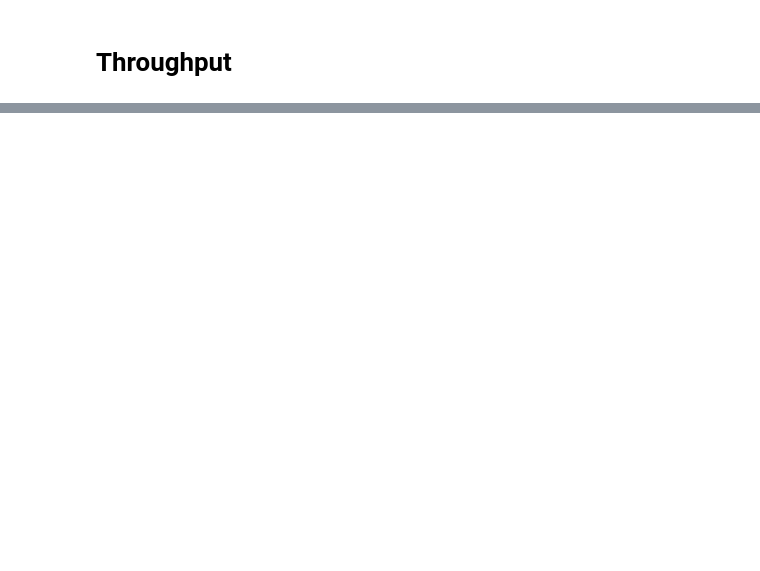
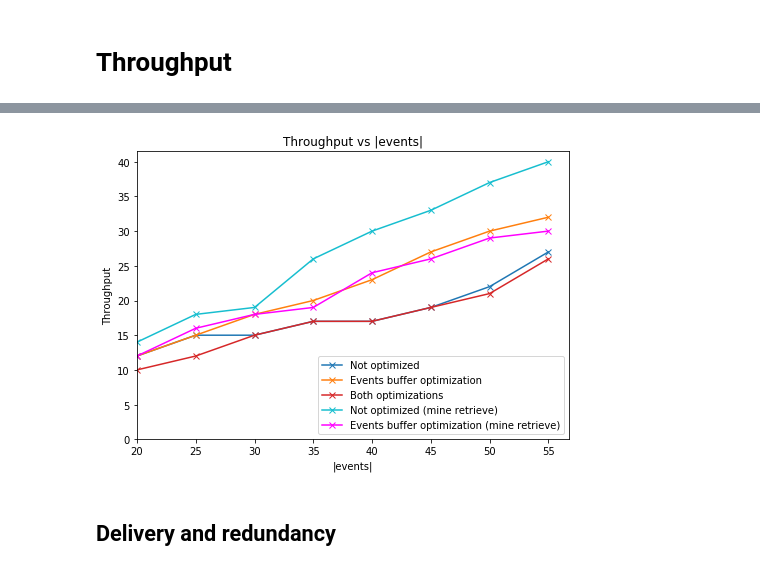
Before and after one commit to esoprana/dsProj1, a Jupyter notebook: analizeRun.ipynb, the cells around one changed output, grey strips where cells are left out. Cells and saved outputs as stored; diff of their text form; code cells hidden in the pictures; blank space fills up the shorter version.

```diff
--- a/analizeRun.ipynb
+++ b/analizeRun.ipynb
@@ -258,0 +371,56 @@ obtainedVsAlive.query('nObtained == 1')
+# %%
+# 60 node_count
+# 0.59 initial_view_perc
+
+# 120 event_ids_size
+
+# 0.1 dropped_rate
+
+# 0.05 death_rate
+
+# 0.013 mean_latency
+# 0.003 var_latency
+
+# 0 events_var_rate
+
+# 10 subs_size
+# 5 un_subs_size
+# 15 views_size
+# 4 fanout_size
+# 1 k
+
+fig = plt.figure()
+ax = fig.add_axes([0,0,1,1])
+
+x = [20, 25, 30, 35, 40, 45, 50, 55]#, 60]
+
+ynopt = np.array([12, 15, 15, 17, 17, 19, 22, 27])
+yopt = np.array([12, 15, 18, 20, 23, 27, 30, 32])
+yopt_and_sub  = np.array([10, 12, 15, 17, 17, 19, 21, 26])
+
+rt_ynopt = np.array([14, 18, 19, 26, 30, 33, 37, 40])
+rt_yopt = np.array([12, 16, 18, 19, 24, 26, 29, 30])
+
+
+
+plt.plot(x, ynopt, label='Not optimized', marker='x', color='tab:blue')
+plt.plot(x, yopt, label='Events buffer optimization', marker='x', color='tab:orange')
+plt.plot(x, yopt_and_sub, label='Both optimizations', marker='x', color='tab:red')
+
+plt.plot(x, rt_ynopt, label='Not optimized (mine retrieve)', marker='x', color='tab:cyan')
+plt.plot(x, rt_yopt, label='Events buffer optimization (mine retrieve)', marker='x', color='magenta')
+
+ax.set_title('Throughput vs |events|')
+ax.set_xlabel('|events|')
+ax.set_ylabel('Throughput')
+ax.xaxis.set_major_locator(MultipleLocator(5))
+plt.xlim(left=20)
+plt.ylim(bottom=0)
+
+ax.legend()
+
+plt.savefig('th.svg')
+# %% [output]
+[figure, added]
+# %% [markdown]
+## Delivery and redundancy
```
Also changed, not shown: parts of 46 cells of this notebook, 2 other files.
